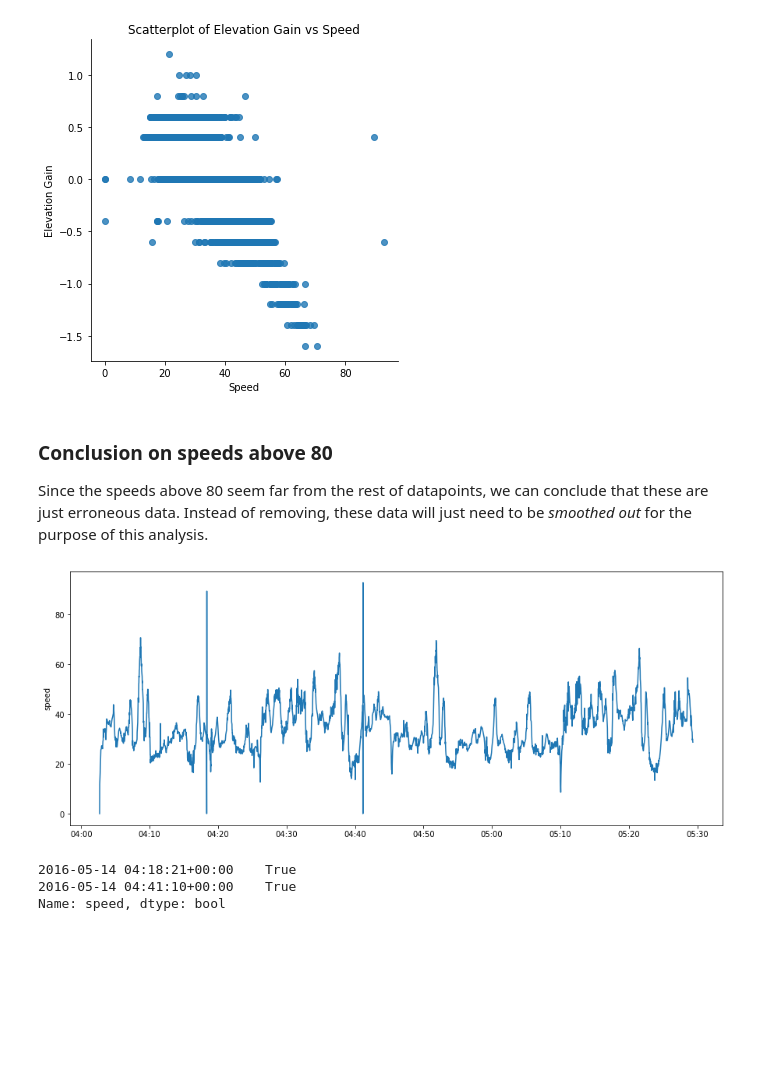
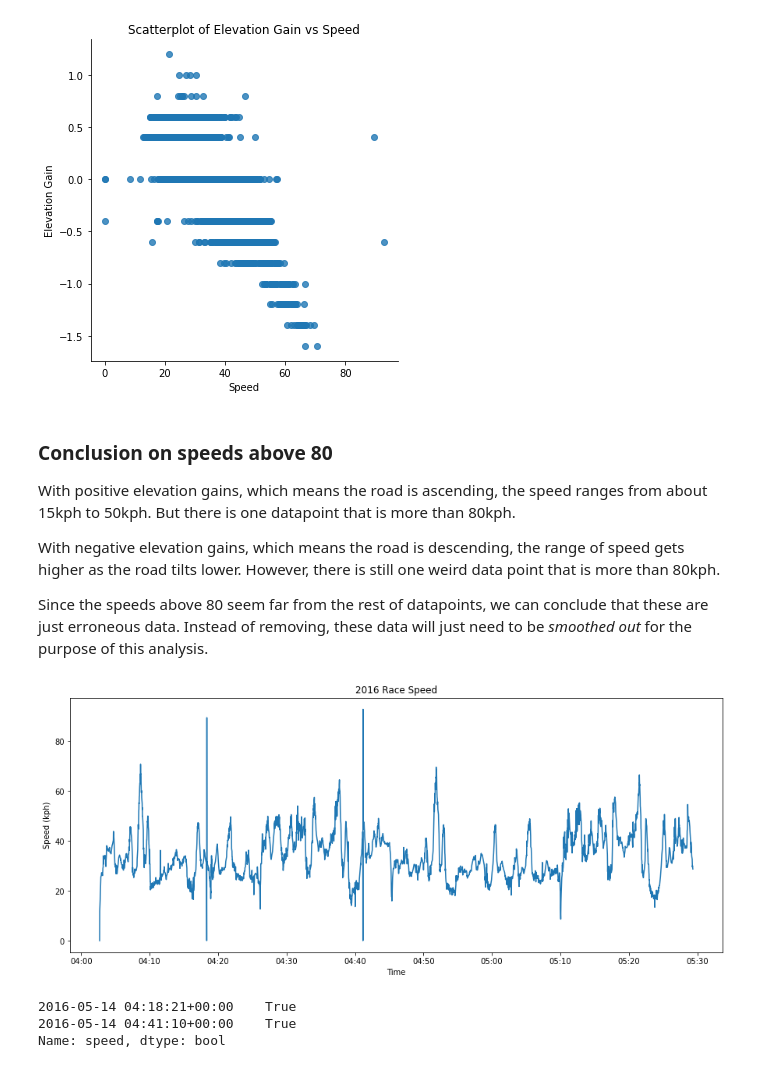
Before and after one commit to walthersy/DataScience-Portfolio, a Jupyter notebook: Portfolio 1.ipynb, the cells around one changed output. Saved outputs shown, nothing was run; the diff lists cells and outputs as text; code cells hidden in the pictures; blank space fills up the shorter version.

```diff
--- a/Portfolio 1.ipynb
+++ b/Portfolio 1.ipynb
@@ -127,18 +127,23 @@ plt.show(ax)
 # %% [markdown]
 ### Conclusion on speeds above 80
 
+With positive elevation gains, which means the road is ascending, the speed ranges from about 15kph to 50kph. But there is one datapoint that is more than 80kph.
+
+With negative elevation gains, which means the road is descending, the range of speed gets higher as the road tilts lower. However, there is still one weird data point that is more than 80kph.
+
 Since the speeds above 80 seem far from the rest of datapoints, we can conclude that these are just erroneous data.
 Instead of removing, these data will just need to be _smoothed out_  for the purpose of this analysis.
 # %%
 # Line plot of 2016 Race
 plt.figure(figsize=(15,6))
 ln = sns.lineplot(data=df.query('dataset == "2016 Race"'),
              x=df.query('dataset == "2016 Race"').index,
              y='speed')
 ln.xaxis.set_major_formatter(mdates.DateFormatter("%H:%M"))
+ln.set(xlabel = 'Time', ylabel='Speed (kph)', title = '2016 Race Speed')
 plt.show()
 # %% [output]
-[figure, old version]
+[figure, new version]
 # %%
 # What timestamp did we have a speed of more than 80?
 
```
Also changed, not shown: parts of 11 cells of this notebook.
